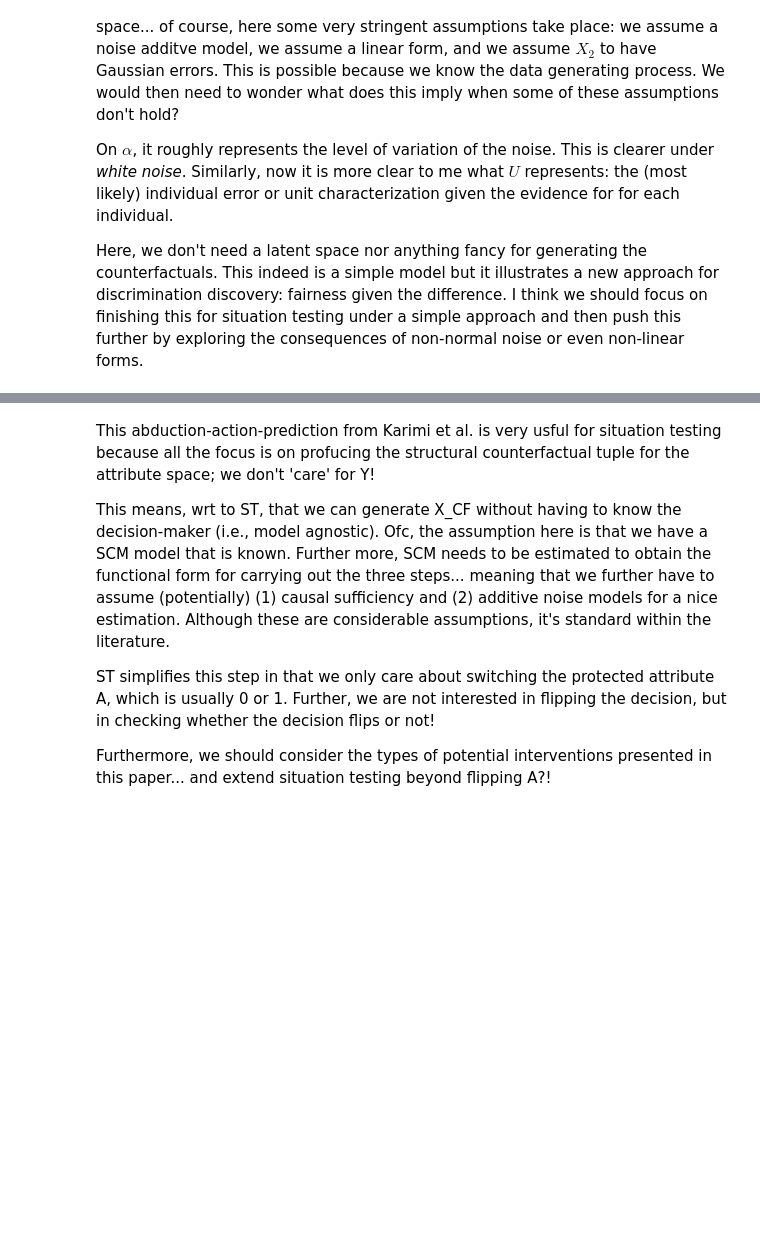
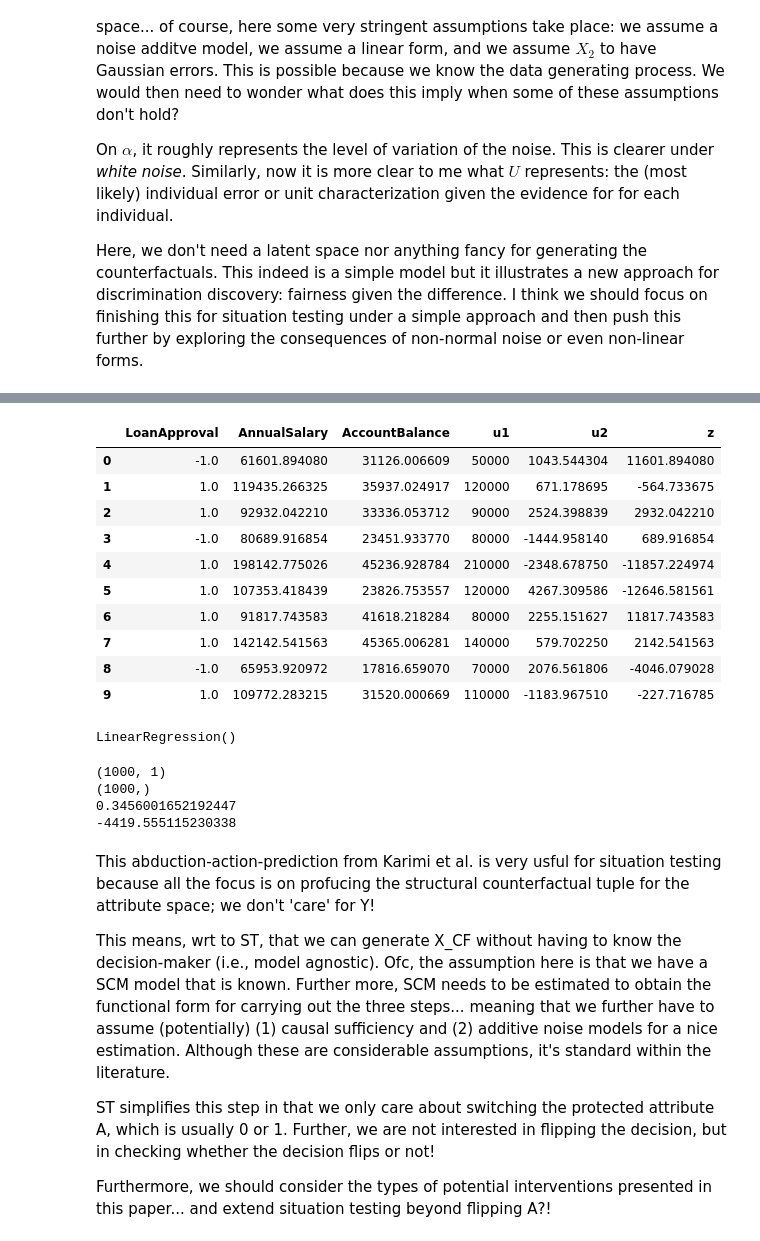
Before and after one commit to cc-jalvarez/counterfactual-situation-testing, a Jupyter notebook: synthetic_scf.ipynb, the cells around one changed output, grey strips where cells are left out. Saved outputs shown, nothing was run; the diff lists cells and outputs as text; code cells hidden in the pictures; blank space fills up the shorter version.

Commit message:
new seed, added confounder

```diff
--- a/synthetic_scf.ipynb
+++ b/synthetic_scf.ipynb
@@ -292,0 +274,46 @@ Friday TODO:
+# %%
+# overall params
+np.random.seed(2022)
+n = 1000
+
+# (hyper)parameters
+lambda_1 = 10000
+lambda_2 = 2500
+beta_1 = (3/10)
+beta_2 = 5
+#epsilon = 225000
+
+u1 = lambda_1*np.random.poisson(lam=10, size=n)
+u2 = lambda_2*np.random.normal(loc=0.0, scale=1.0, size=n)
+
+z = 5000*np.random.normal(loc=0.0, scale=1.5, size=n)
+
+# annual salary
+x1 = u1 + z
+# account balance
+x2 = beta_1*x1 + u2 + z
+
+# loan approval
+y = np.sign(x1 + beta_2*x2 - 225000)
+# %%
+# store data for testing RStan
+d2 = {'LoanApproval': y,
+      'AnnualSalary': x1,
+      'AccountBalance': x2,
+      'u1': u1,
+      'u2': u2,
+      'z': z}
+data2 = pd.DataFrame(d2)
+data2.head(10)
+# %% [output]
+|  | LoanApproval | AnnualSalary | AccountBalance | u1 | u2 | z |
+| 0 | -1.0 | 61601.894080 | 31126.006609 | 50000 | 1043.544304 | 11601.894080 |
+| 1 | 1.0 | 119435.266325 | 35937.024917 | 120000 | 671.178695 | -564.733675 |
+| 2 | 1.0 | 92932.042210 | 33336.053712 | 90000 | 2524.398839 | 2932.042210 |
+| 3 | -1.0 | 80689.916854 | 23451.933770 | 80000 | -1444.958140 | 689.916854 |
+| 4 | 1.0 | 198142.775026 | 45236.928784 | 210000 | -2348.678750 | -11857.224974 |
+| 5 | 1.0 | 107353.418439 | 23826.753557 | 120000 | 4267.309586 | -12646.581561 |
+| 6 | 1.0 | 91817.743583 | 41618.218284 | 80000 | 2255.151627 | 11817.743583 |
+| 7 | 1.0 | 142142.541563 | 45365.006281 | 140000 | 579.702250 | 2142.541563 |
+| 8 | -1.0 | 65953.920972 | 17816.659070 | 70000 | 2076.561806 | -4046.079028 |
+| 9 | 1.0 | 109772.283215 | 31520.000669 | 110000 | -1183.967510 | -227.716785 |
@@ -293,3 +326,26 @@ Friday TODO:
+# %%
+model
+# %% [output]
+LinearRegression()
+# %%
+x = np.array(data2['AnnualSalary'].copy()).reshape((-1, 1))
+print(x.shape)
+
+y = np.array(data2['AccountBalance'].copy())
+print(y.shape)
+
+model.fit(x, y)
+
+hat_beta1 = model.coef_[0]
+print(hat_beta1)
+
+hat_beta0 = model.intercept_
+print(hat_beta0)
+# %% [output]
+(1000, 1)
+(1000,)
+0.3456001652192447
+-4419.555115230338
 # %%
 # consider individual i: what is the counterfactual of y_i?
 # here, in ST, want the STRUCTURAL COUNTERFACTUAL x_scf, not too interested in y_scf
```
Also changed, not shown: parts of 28 cells of this notebook, 1 other file.
